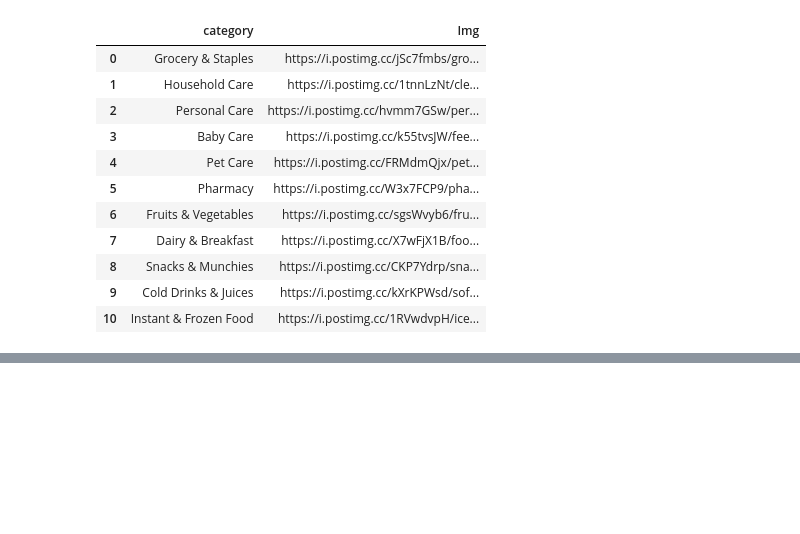
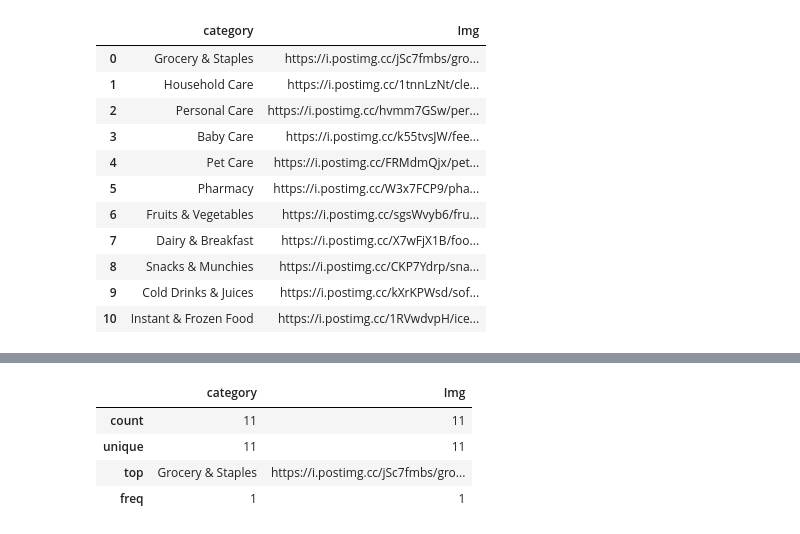
Before and after one commit to pythoxb0/Google-collab-word, a Jupyter notebook: 19oct.ipynb, the cells around one changed output, grey strips where cells are left out. Drawn from its saved outputs; the diff is of its cells as text; code cells hidden in the pictures; blank space fills up the shorter version.

```diff
--- a/19oct.ipynb
+++ b/19oct.ipynb
@@ -33,0 +60,8 @@ df
+# %%
+df.describe()
+# %% [output]
+|  | category | Img |
+| count | 11 | 11 |
+| unique | 11 | 11 |
+| top | Grocery & Staples | https://i.postimg.cc/jSc7fmbs/gro... |
+| freq | 1 | 1 |
```
Also changed, not shown: parts of 3 cells of this notebook.
